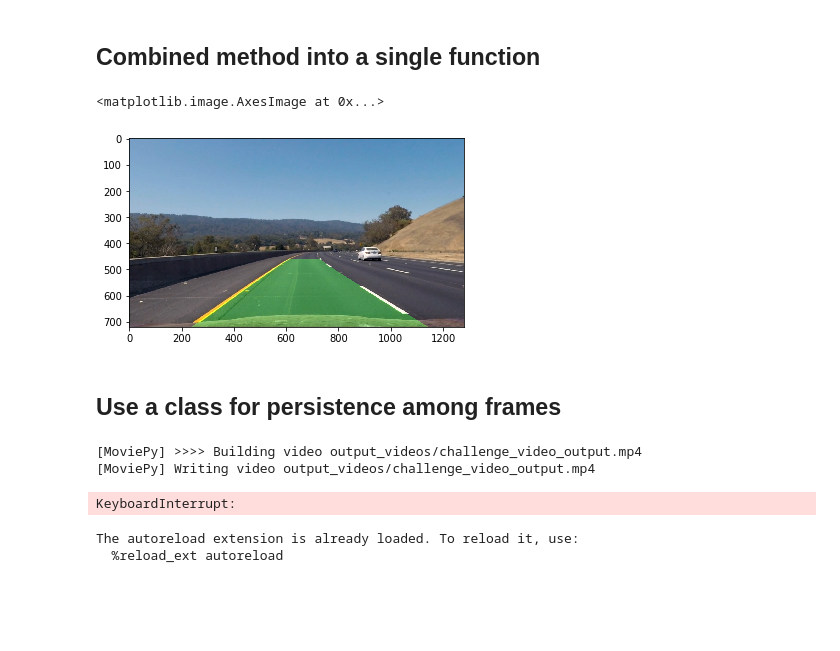
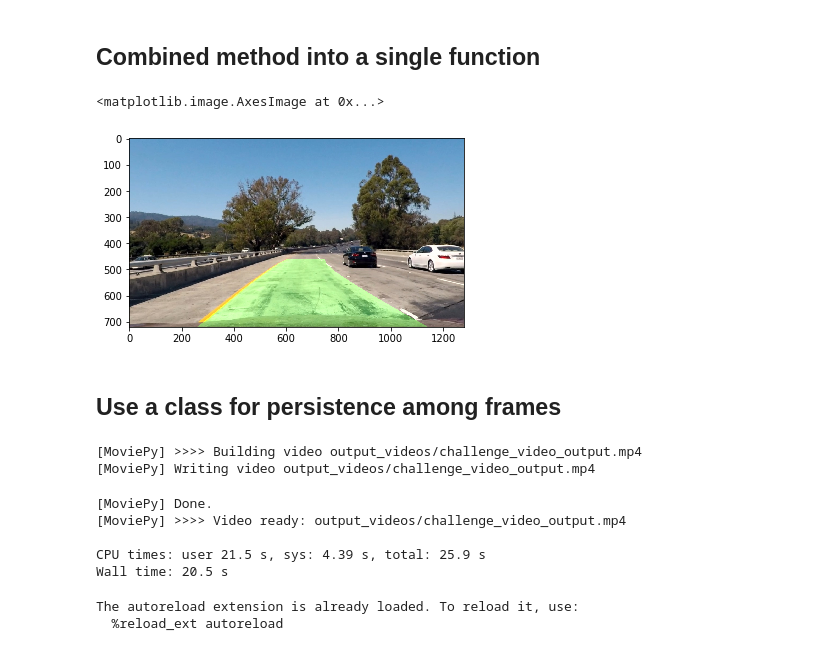
Before and after one commit to amanda-ni/CarND-Advanced-Lane-Lines, a Jupyter notebook: Pipeline.ipynb, the cells around one changed output. Saved outputs shown, nothing was run; the diff lists cells and outputs as text; code cells hidden in the pictures; blank space fills up the shorter version.

```diff
--- a/Pipeline.ipynb
+++ b/Pipeline.ipynb
@@ -261,10 +259,10 @@ plt.imshow(cv2.cvtColor(result,cv2.COLOR_BGR2RGB))
 # %% [markdown]
 ## Combined method into a single function
 # %%
-laneimage = detect_lanes('test_images/test3.jpg', mtx, dist, M, Minv)
+laneimage = detect_lanes('test_images/test1.jpg', mtx, dist, M, Minv)
 plt.imshow(cv2.cvtColor(laneimage,cv2.COLOR_BGR2RGB))
 # %% [output]
 <matplotlib.image.AxesImage at 0x...>
-[figure, old version]
+[figure, new version]
 # %% [markdown]
 ## Use a class for persistence among frames
@@ -299,14 +326,19 @@ class Line():
 # %%
-from moviepy.editor import VideoFileClip
+if True:
+    from moviepy.editor import VideoFileClip
 
-video_output1 = 'output_videos/challenge_video_output.mp4'
-video_input1 = VideoFileClip('input_videos/challenge_video.mp4')#.subclip(22,26)
-processed_video = video_input1.fl_image(detect_lanes_video)
-%time processed_video.write_videofile(video_output1, audio=False)
+    video_output1 = 'output_videos/challenge_video_output.mp4'
+    video_input1 = VideoFileClip('input_videos/challenge_video.mp4').subclip(12,16)
+    processed_video = video_input1.fl_image(detect_lanes_video)
+    %time processed_video.write_videofile(video_output1, audio=False)
 # %% [output]
 [MoviePy] >>>> Building video output_videos/challenge_video_output.mp4
 [MoviePy] Writing video output_videos/challenge_video_output.mp4
-KeyboardInterrupt:
+[MoviePy] Done.
+[MoviePy] >>>> Video ready: output_videos/challenge_video_output.mp4
+
+CPU times: user 21.5 s, sys: 4.39 s, total: 25.9 s
+Wall time: 20.5 s
 # %%
 %load_ext autoreload
 %autoreload
```
Also changed, not shown: parts of 6 cells of this notebook, 3 other files.
